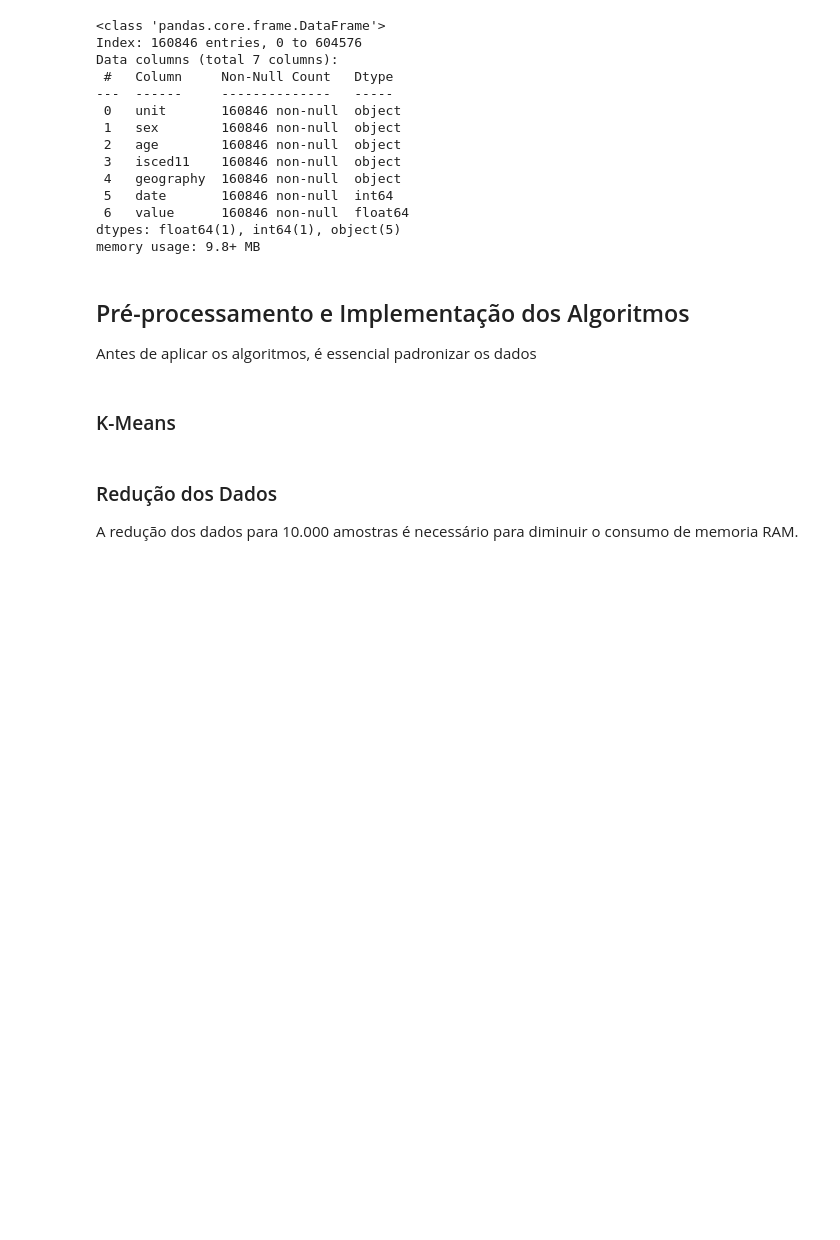
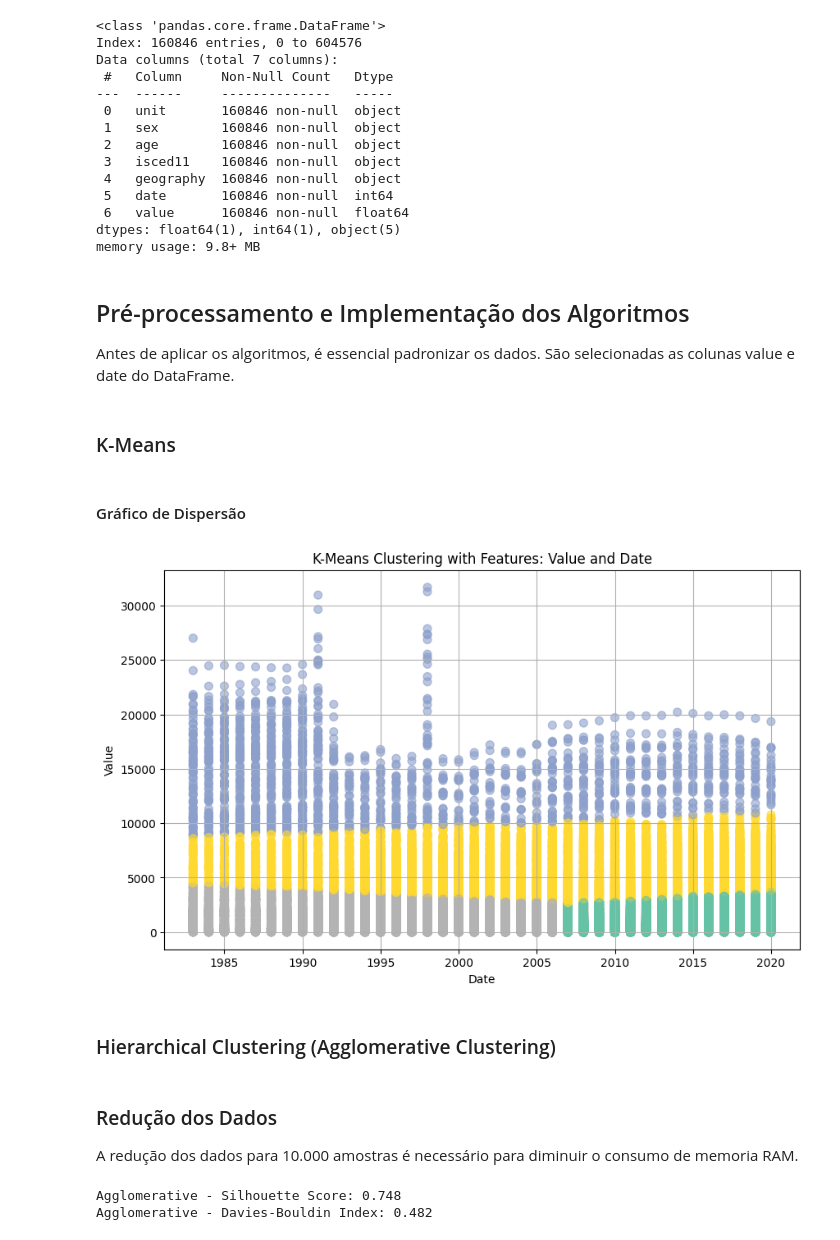
Before and after one commit to FelipeSteudel/Felipe_Steudel-CA1-ML_for_Business, a Jupyter notebook: Felipe Steudel - CA1 - Machine Learning for Business.ipynb, the cells around one changed output. Saved outputs shown, nothing was run; the diff lists cells and outputs as text; code cells hidden in the pictures; blank space fills up the shorter version.

```diff
--- a/Felipe Steudel - CA1 - Machine Learning for Business.ipynb
+++ b/Felipe Steudel - CA1 - Machine Learning for Business.ipynb
@@ -301,13 +307,13 @@ dtypes: float64(1), int64(1), object(5)
 memory usage: 9.8+ MB
 # %% [markdown]
 ## Pré-processamento e Implementação dos Algoritmos
-Antes de aplicar os algoritmos, é essencial padronizar os dados
+Antes de aplicar os algoritmos, é essencial padronizar os dados. São selecionadas as colunas value e date do DataFrame.
 # %%
-from sklearn.preprocessing import StandardScaler
+# Seleciona as colunas 'value' e 'date'
+X = df[['value', 'date']]
 
+# Padroniza os dados
 scaler = StandardScaler()
-
-X = df[['value']]
 X_scaled = scaler.fit_transform(X)
 # %% [markdown]
 ### K-Means
@@ -323,6 +328,21 @@ davies_kmeans = davies_bouldin_score(X_scaled, kmeans_labels)
 
 print(f"K-Means - Silhouette Score: {silhouette_kmeans:.3f}")
 print(f"K-Means - Davies-Bouldin Index: {davies_kmeans:.3f}")
+# %% [markdown]
+#### Gráfico de Dispersão
+# %%
+# Visualiza os resultados em um gráfico de dispersão usando as variáveis originais
+plt.figure(figsize=(10, 6))
+plt.scatter(df['date'], df['value'], c=kmeans_labels, cmap='Set2', s=50, alpha=0.6)
+plt.xlabel("Date")
+plt.ylabel("Value")
+plt.title("K-Means Clustering with Features: Value and Date")
+plt.grid(True)
+plt.show()
+# %% [output]
+[figure, added]
+# %% [markdown]
+### Hierarchical Clustering (Agglomerative Clustering)
 # %% [markdown]
 ### Redução dos Dados
 A redução dos dados para 10.000 amostras é necessário para diminuir o consumo de memoria RAM.
@@ -340,3 +358,6 @@ davies_agglo = davies_bouldin_score(X_sample, agglo_labels)
 
 print(f"Agglomerative - Silhouette Score: {silhouette_agglo:.3f}")
 print(f"Agglomerative - Davies-Bouldin Index: {davies_agglo:.3f}")
+# %% [output]
+Agglomerative - Silhouette Score: 0.748
+Agglomerative - Davies-Bouldin Index: 0.482
```
Also changed, not shown: parts of 6 cells of this notebook.
